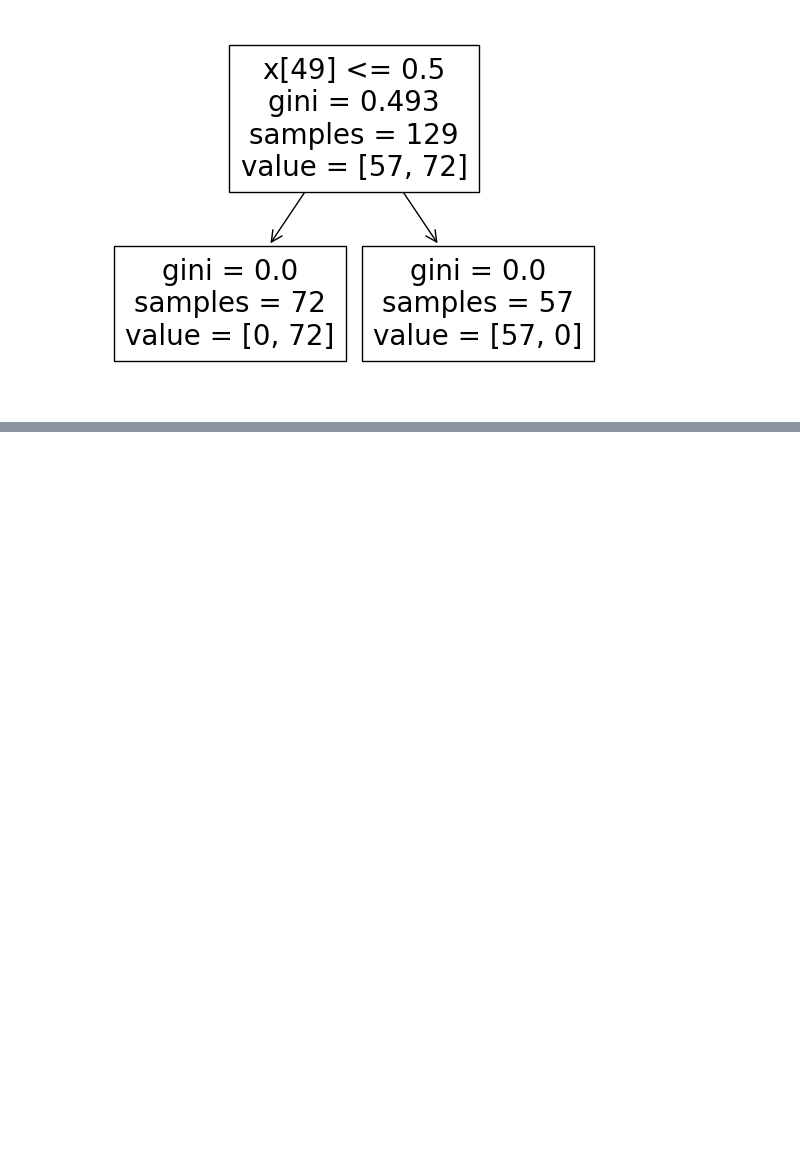
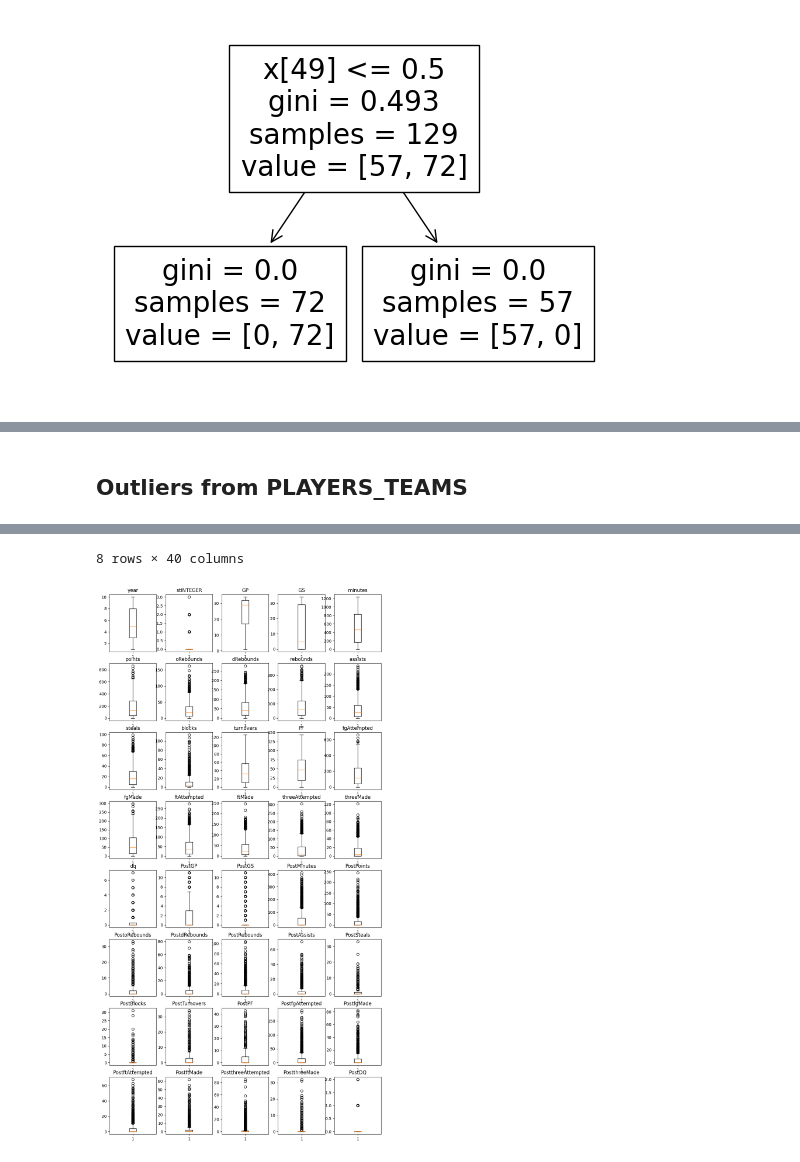
Before and after one commit to FranciscoMaldonado0/feup-ac, a Jupyter notebook: notebook.ipynb, the cells around one changed output, grey strips where cells are left out. Drawn from its saved outputs; the diff is of its cells as text; code cells hidden in the pictures; blank space fills up the shorter version.

```diff
--- a/notebook.ipynb
+++ b/notebook.ipynb
@@ -66,0 +92,21 @@ tree.plot_tree(clf)
+# %% [markdown]
+## Outliers from PLAYERS_TEAMS
+# %%
+query = "SELECT * from players_teams"
+df = pd.read_sql(query,connection)
+
+
+columns = df.select_dtypes(include=['float64','int64']).columns
+
+num_rows = columns.size // 5
+if columns.size % 5 != 0:
+    num_rows += 1
+
+fig, axs = plt.subplots(num_rows,5, figsize=(12, num_rows*3))
+
+for i, column in enumerate(columns):
+    row = i // 5
+    col = i % 5
+    axs[row, col].boxplot(df[column])
+    axs[row, col].set_title(column)
+# %% [output]
@@ -66,0 +122,2 @@ tree.plot_tree(clf)
+8 rows × 40 columns
+[figure, added]
```
Also changed, not shown: parts of 4 cells of this notebook.
